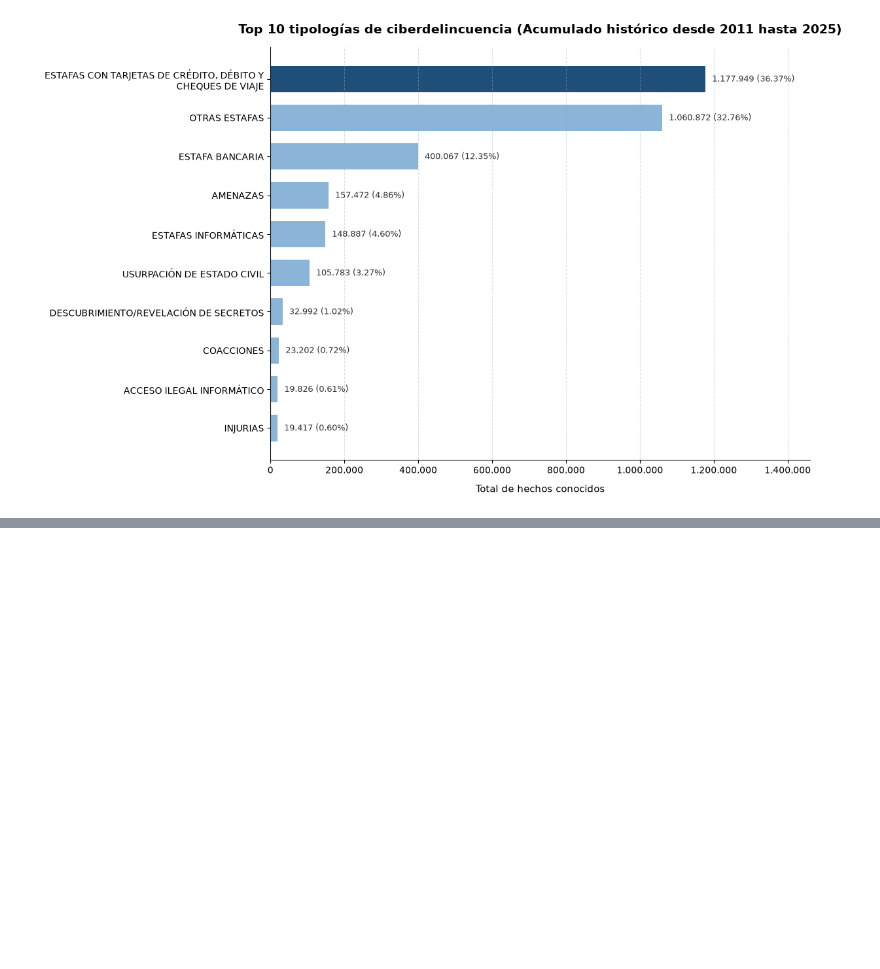
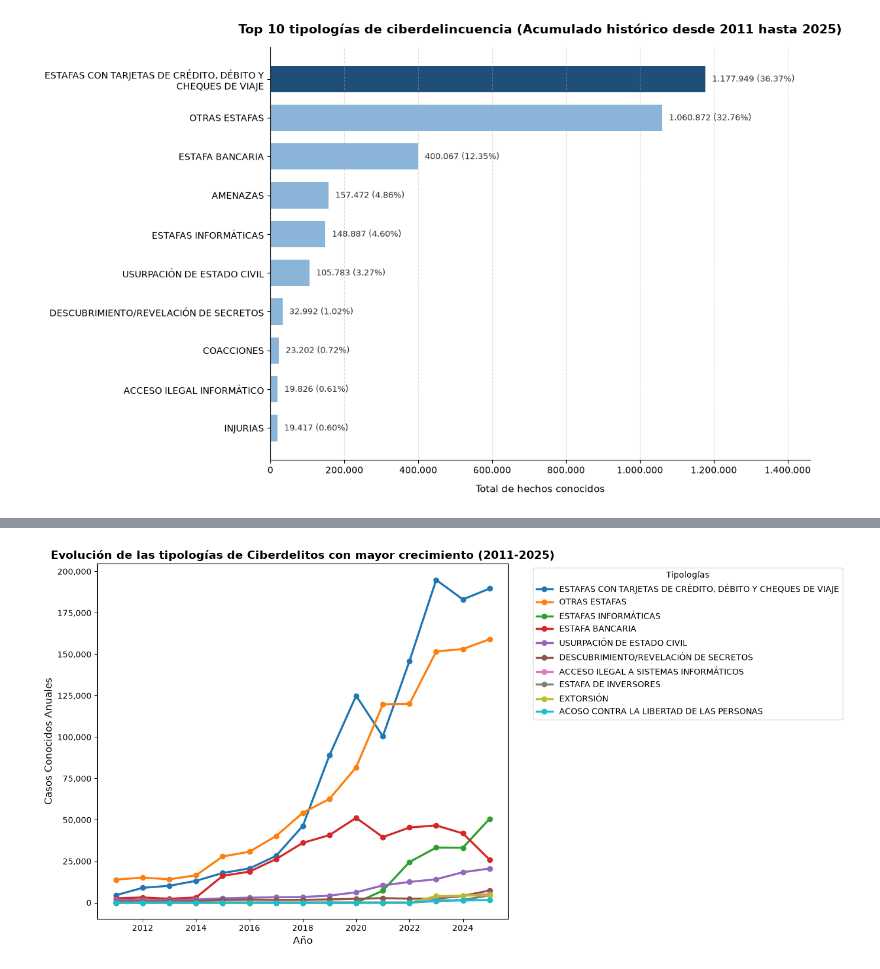
Before and after one commit to aupatxus/cibercriminalidad, a Jupyter notebook: src/utils/3 05003 tipología de los ciberdelitos.ipynb, the cells around one changed output, grey strips where cells are left out. Saved outputs shown, nothing was run; the diff lists cells and outputs as text; code cells hidden in the pictures; blank space fills up the shorter version.

Commit message:
Análisis de la evolución de los ciberdelitos y situación de la cibercriminalidad
Análisis de la evolución de los ciberdelitos y situación de la cibercriminalidad

```diff
--- a/src/utils/3 05003 tipología de los ciberdelitos.ipynb
+++ b/src/utils/3 05003 tipología de los ciberdelitos.ipynb
@@ -301,0 +374,27 @@ plt.show()
+# %%
+import matplotlib.pyplot as plt
+import seaborn as sns
+
+# Configuración visual
+sns.set_theme(style="whitegrid")
+plt.rcParams["figure.figsize"] = (14, 7)
+# %%
+plt.figure(figsize=(14, 7))
+# Mostramos las 10 que más crecen
+top_crecientes = tipologias_crecientes[:10]
+
+for delito in top_crecientes:
+    plt.plot(df_tendencia.index, df_tendencia[delito], marker="o", linewidth=2.5, label=delito)
+
+# plt.title("Evolución de las tipologías de Ciberdelitos con mayor crecimiento (", + str(primer_anio), "-", + str(ultimo_anio), ")", fontsize=14, fontweight='bold')
+
+plt.title(f"Evolución de las tipologías de Ciberdelitos con mayor crecimiento ({primer_anio}-{ultimo_anio})", fontsize=14, fontweight="bold")
+plt.xlabel("Año", fontsize=12)
+plt.ylabel("Casos Conocidos Anuales", fontsize=12)
+plt.gca().yaxis.set_major_formatter(plt.FuncFormatter(lambda x, loc: "{:,}".format(int(x))))
+plt.legend(bbox_to_anchor=(1.05, 1), loc='upper left', title="Tipologías")
+plt.tight_layout()
+
+plt.show()
+# %% [output]
+[figure, added]
```
Also changed, not shown: parts of 4 cells of this notebook, 2 other files.
